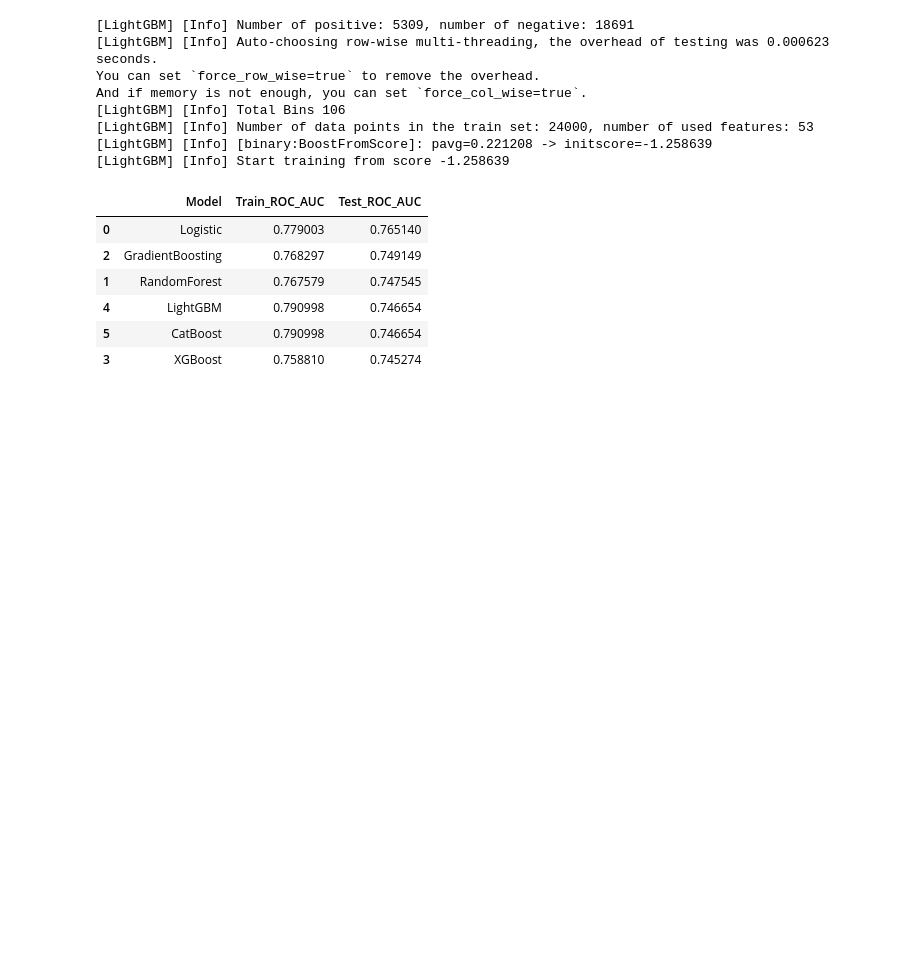
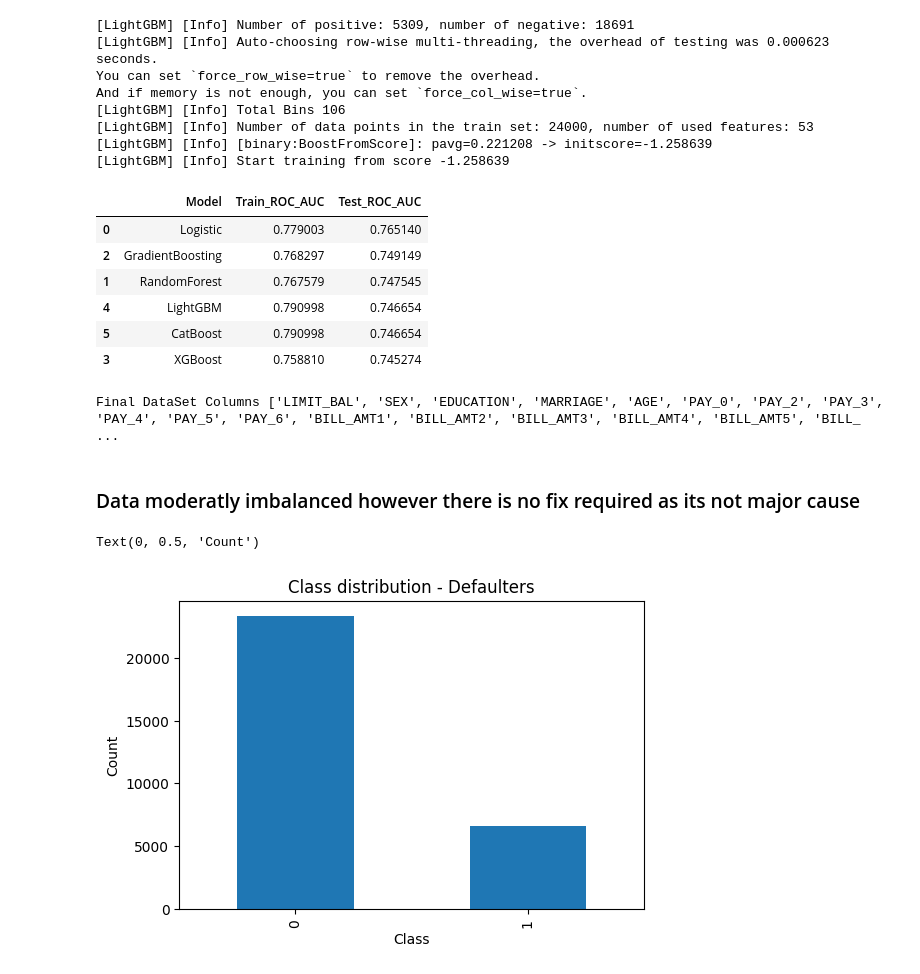
Before and after one commit to ukunnath/entri, a Jupyter notebook: minProject/dev-research/research_eda2.ipynb, the cells around one changed output. Saved outputs shown, nothing was run; the diff lists cells and outputs as text; code cells hidden in the pictures; blank space fills up the shorter version.

```diff
--- a/minProject/com/entri/minipro/eda/2-Credit-Card-Defaulters-EDA-Model-Buld-Copy1.ipynb
+++ b/minProject/dev-research/research_eda2.ipynb
@@ -76,7 +76,7 @@ from catboost import CatBoostClassifier
 import warnings
 warnings.filterwarnings("ignore")
 # %%
-df = pd.read_csv("../../../../resource/source/UCI_Credit_Card.csv")
+df = pd.read_csv("../resource/source/UCI_Credit_Card.csv")
 # read dataset
 # %%
 print("Rows X Columns:",df.shape)
@@ -771,0 +782,11 @@ And if memory is not enough, you can set `force_col_wise=true`.
+# %%
+def feature_add(df):
+    df_copy = df.copy()
+    bill_columns = [col for col in df.columns if re.match("BILL_A",col)]
+    payment_amount_columns = [col for col in df.columns if re.match('PAY_A',col)]
+    df_copy['avg_bill_amount'] = df[bill_columns].mean(axis=1)
+    df_copy['avg_payment_amount'] = df[payment_amount_columns].mean(axis=1)
+    return df_copy
+# %%
+df = feature_add(df)
+# creating new features called avg_bill_amount, avg_payment_amount
@@ -771,0 +795,14 @@ And if memory is not enough, you can set `force_col_wise=true`.
+# %%
+print("Final DataSet Columns",columns)
+# %% [output]
+Final DataSet Columns ['LIMIT_BAL', 'SEX', 'EDUCATION', 'MARRIAGE', 'AGE', 'PAY_0', 'PAY_2', 'PAY_3', 'PAY_4', 'PAY_5', 'PAY_6', 'BILL_AMT1', 'BILL_AMT2', 'BILL_AMT3', 'BILL_AMT4', 'BILL_AMT5', 'BILL_ ...
+# %% [markdown]
+###  Data moderatly imbalanced however there is no fix required as its not major cause
+# %%
+# Class distribution
+class_counts = df[target].value_counts().sort_index()
+ax = class_counts.plot(kind='bar', title='Class distribution - Defaulters', figsize=(6,4))
+ax.set_xlabel('Class'); ax.set_ylabel('Count')
+# %% [output]
+Text(0, 0.5, 'Count')
+[figure, added]
```
Also changed, not shown: parts of 32 cells of this notebook, 16 other files.
